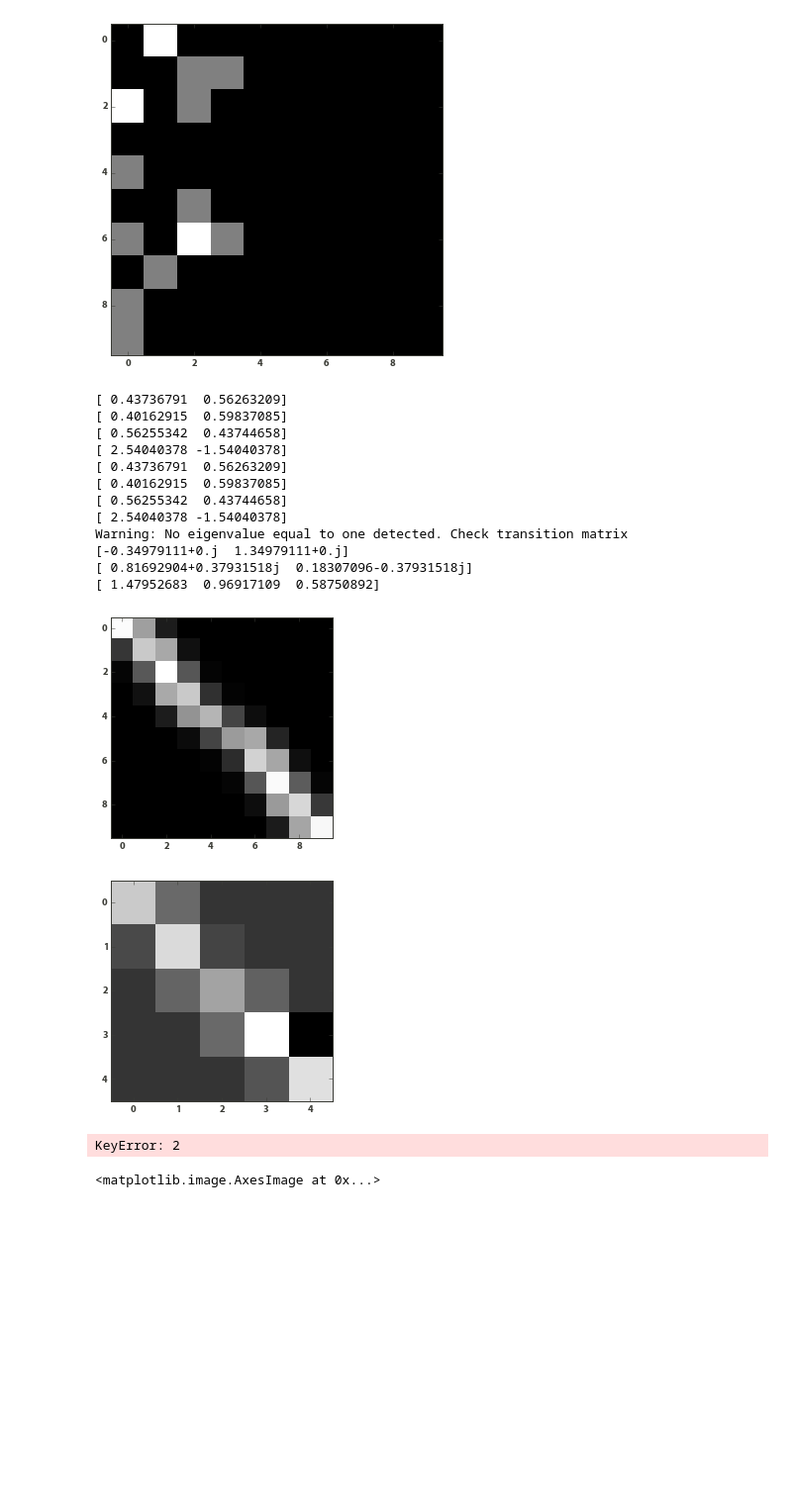
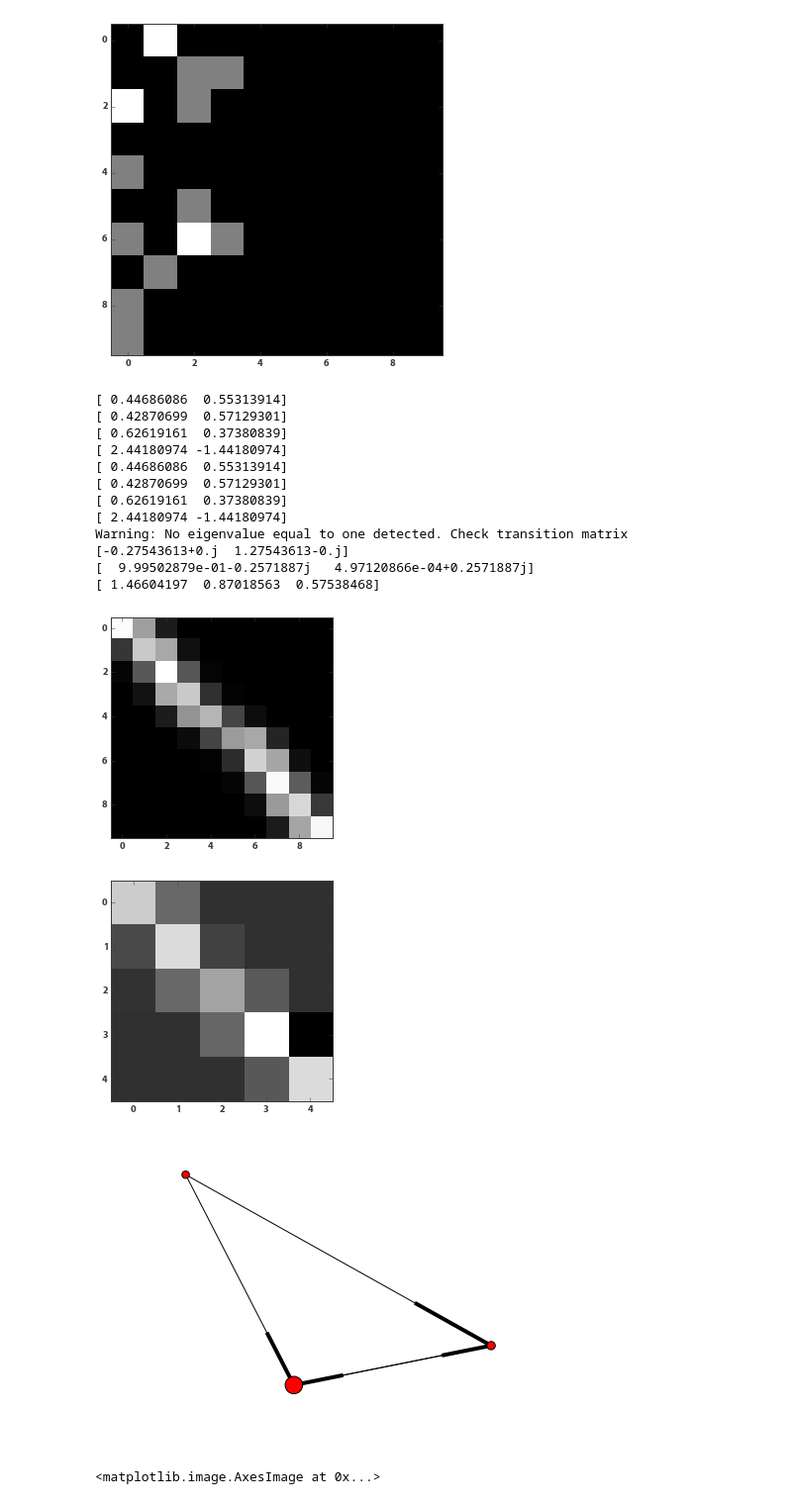
Before and after one commit to williamgilpin/netsim, a Jupyter notebook: simple_models.ipynb, the cells around one changed output. Shown at 99% size. Saved outputs shown, nothing was run; the diff lists cells and outputs as text; code cells hidden in the pictures; blank space fills up the shorter version.

Commit message:
add new markov library

```diff
--- a/simple_models.ipynb
+++ b/simple_models.ipynb
@@ -306,7 +306,6 @@ def renormX(inmat, k=2, its=1):
 
         # find the equilibrium distribution
         eigset = eig(zmat,left=True,right=False)
-        eigset = eig(zmat,left=False,right=True)
         if abs(eigset[0][0]-1.0)>1e-10:
             print("Warning: No eigenvalue equal to one detected. Check transition matrix")
         ss = (eigset[1][0])
@@ -361,18 +360,18 @@ figure()
 imshow(renormX(tmat))
 print (sum(renormX(tmat,its=2),axis=1))
 # %% [output]
-[ 0.43736791  0.56263209]
-[ 0.40162915  0.59837085]
-[ 0.56255342  0.43744658]
-[ 2.54040378 -1.54040378]
-[ 0.43736791  0.56263209]
-[ 0.40162915  0.59837085]
-[ 0.56255342  0.43744658]
-[ 2.54040378 -1.54040378]
+[ 0.44686086  0.55313914]
+[ 0.42870699  0.57129301]
+[ 0.62619161  0.37380839]
+[ 2.44180974 -1.44180974]
+[ 0.44686086  0.55313914]
+[ 0.42870699  0.57129301]
+[ 0.62619161  0.37380839]
+[ 2.44180974 -1.44180974]
 Warning: No eigenvalue equal to one detected. Check transition matrix
-[-0.34979111+0.j  1.34979111+0.j]
-[ 0.81692904+0.37931518j  0.18307096-0.37931518j]
-[ 1.47952683  0.96917109  0.58750892]
+[-0.27543613+0.j  1.27543613-0.j]
+[  9.99502879e-01-0.2571887j   4.97120866e-04+0.2571887j]
+[ 1.46604197  0.87018563  0.57538468]
 [figure]
 [figure]
 # %%
@@ -404,35 +403,51 @@ def mat2DiGraph(trans_mat):
         for jj in range(num_states):
             if trans_mat[ii][jj] > .001:
                 Tg.add_edge(ii, jj)
                 # Weight by probability of not transitioning
                 Tg[ii][jj]['weight'] = (1-trans_mat[ii][jj])
     return Tg
 
 
 def markov_plot(Tg):
     """
     Take a DiGraph() object as input and make a weighted plot. The size
     of each node is propotional to the sum of all the paths going into it
     """
     sz_array = zeros(len(Tg))
     for node in Tg:
         tot_node = 0.0
         for thing in Tg[node]:
             tot_node += Tg[node][thing]['weight']
-        sz_array[node] = tot_node
+        sz_array[node] = 10./tot_node
+
+    pos=nx.spring_layout(Tg)
+    nx.draw(Tg, pos, arrows=True,node_size=70*sz_array**2)
+
+def markov_plot(tmat):
+    """
+    Take a stochastic matrix as input and make a weighted plot. The size
+    of each node is propotional to the sum of all the paths going into it
+    """
+
+    sz_array = zeros(len(Tg))
+    for node in Tg:
+        tot_node = 0.0
+        for thing in Tg[node]:
+            tot_node += Tg[node][thing]['weight']
+        sz_array[node] = 10./tot_node
 
     pos=nx.spring_layout(Tg)
     nx.draw(Tg, pos, arrows=True,node_size=70*sz_array**2)
 
 mat2 = array([[.1,2,1],[1e-3,.1,1],[1,.1,1]])
 mat2 = array([[.5,.5,0],[.9,.1,0],[.6,.3,.1]])
 
 matTg = mat2DiGraph(mat2)
 pos=nx.spring_layout(matTg)
 # nx.draw(matTg,pos)
 markov_plot(matTg)
 # %% [output]
-KeyError: 2
+[figure, added]
 # %%
 bias = array([0,.1,.2,.4,.2,.1,0,0,0,0])
 bias_mat = tile(bias,(10,1))
```
Also changed, not shown: 2 other files.
